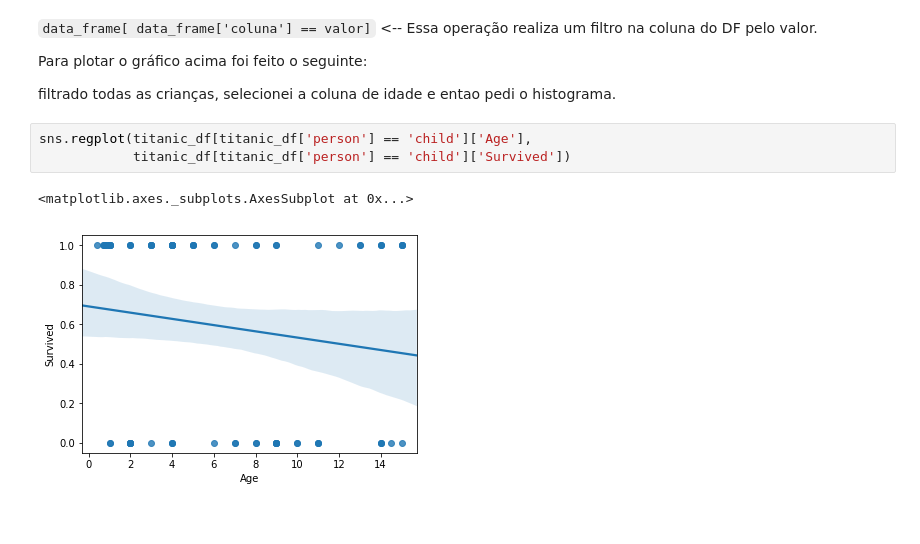
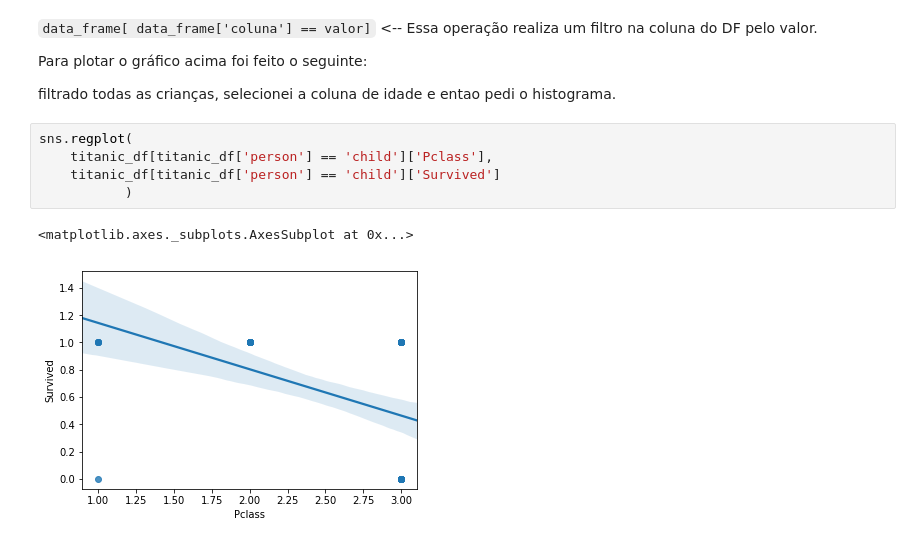
Before and after one commit to SabinoGs/DataAnalysisEducation, a Jupyter notebook: Projects/Titanic - Kaggle.ipynb, the cells around one changed output. Drawn from its saved outputs; the diff is of its cells as text.

Commit message:
titanic Pclass vs Survived relation

```diff
--- a/Projects/Titanic - Kaggle.ipynb
+++ b/Projects/Titanic - Kaggle.ipynb
@@ -176,8 +176,10 @@ Para plotar o gráfico acima foi feito o seguinte:
 
 filtrado todas as crianças, selecionei a coluna de idade e entao pedi o histograma.
 # %%
-sns.regplot(titanic_df[titanic_df['person'] == 'child']['Age'],
-            titanic_df[titanic_df['person'] == 'child']['Survived'])
+sns.regplot(
+    titanic_df[titanic_df['person'] == 'child']['Pclass'],
+    titanic_df[titanic_df['person'] == 'child']['Survived']
+           )
 # %% [output]
 <matplotlib.axes._subplots.AxesSubplot at 0x...>
-[figure, old version]
+[figure, new version]
```
Also changed, not shown: parts of 3 cells of this notebook.
